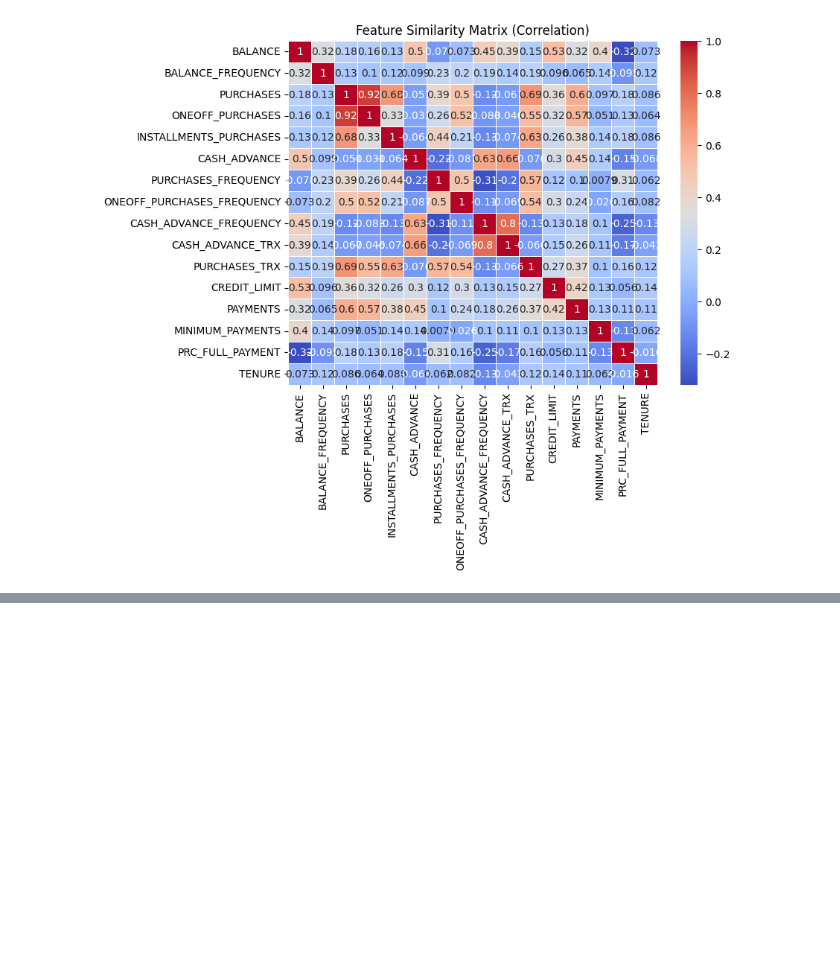
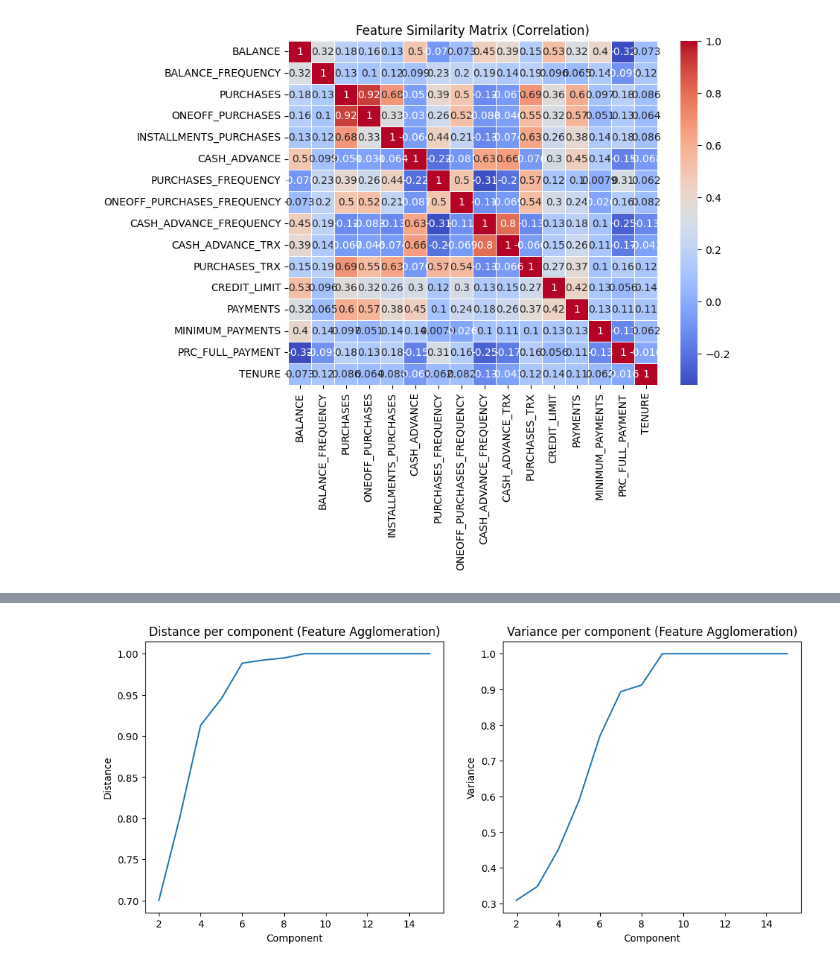
Before and after one commit to AlaTan93/Coursera-Unsupervised-Machine-Learning-Project, a Jupyter notebook: project.ipynb, the cells around one changed output, grey strips where cells are left out. Cells and saved outputs as stored; diff of their text form; code cells hidden in the pictures; blank space fills up the shorter version.

```diff
--- a/project.ipynb
+++ b/project.ipynb
@@ -159,0 +464,21 @@ print(pca_7.singular_values_)
+# %%
+components = [2, 3, 4, 5, 6, 7, 8, 9, 10, 11, 12, 13, 14, 15]
+variance = [0.3094, 0.3479, 0.4505, 0.5888, 0.7694, 0.8936, 0.9121, 1.0000, 1.0000, 1.0000, 1.0000, 1.0000, 1.0000, 1.0000]
+distance  = [0.7003, 0.8008, 0.9129, 0.9454, 0.9885, 0.9922, 0.9948, 1.0000, 1.0000, 1.0000, 1.0000, 1.0000, 1.0000, 1.0000]
+
+fig, ax = plt.subplots(1, 2, figsize=(12, 5))
+
+# Plot heatmap
+ax[0].plot(components, distance)
+ax[0].set_title("Distance per component (Feature Agglomeration)")
+ax[0].set_xlabel("Component")
+ax[0].set_ylabel("Distance")
+
+# Plot heatmap
+ax[1].plot(components, variance)
+ax[1].set_title("Variance per component (Feature Agglomeration)")
+ax[1].set_xlabel("Component")
+ax[1].set_ylabel("Variance")
+plt.show()
+# %% [output]
+[figure, added]
```
Also changed, not shown: parts of 18 cells of this notebook.
